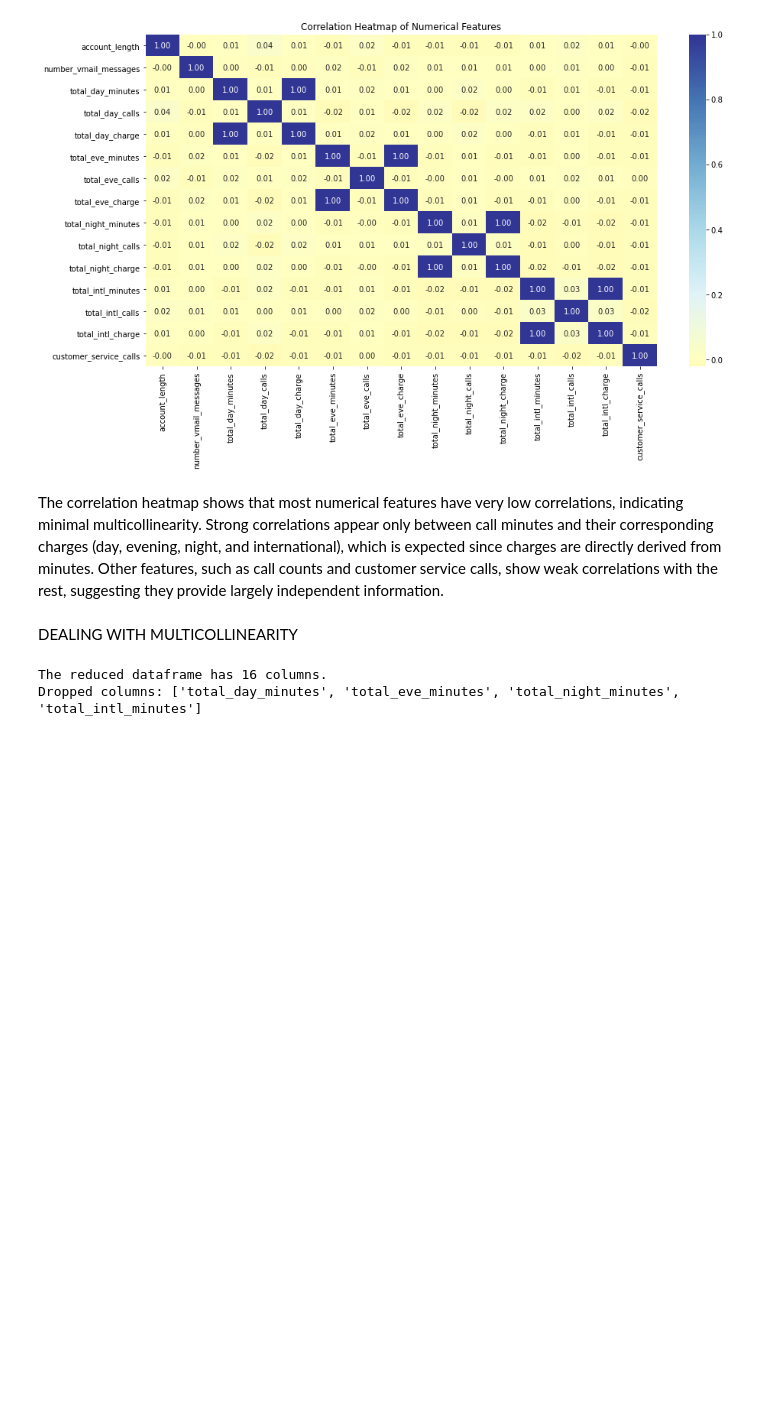
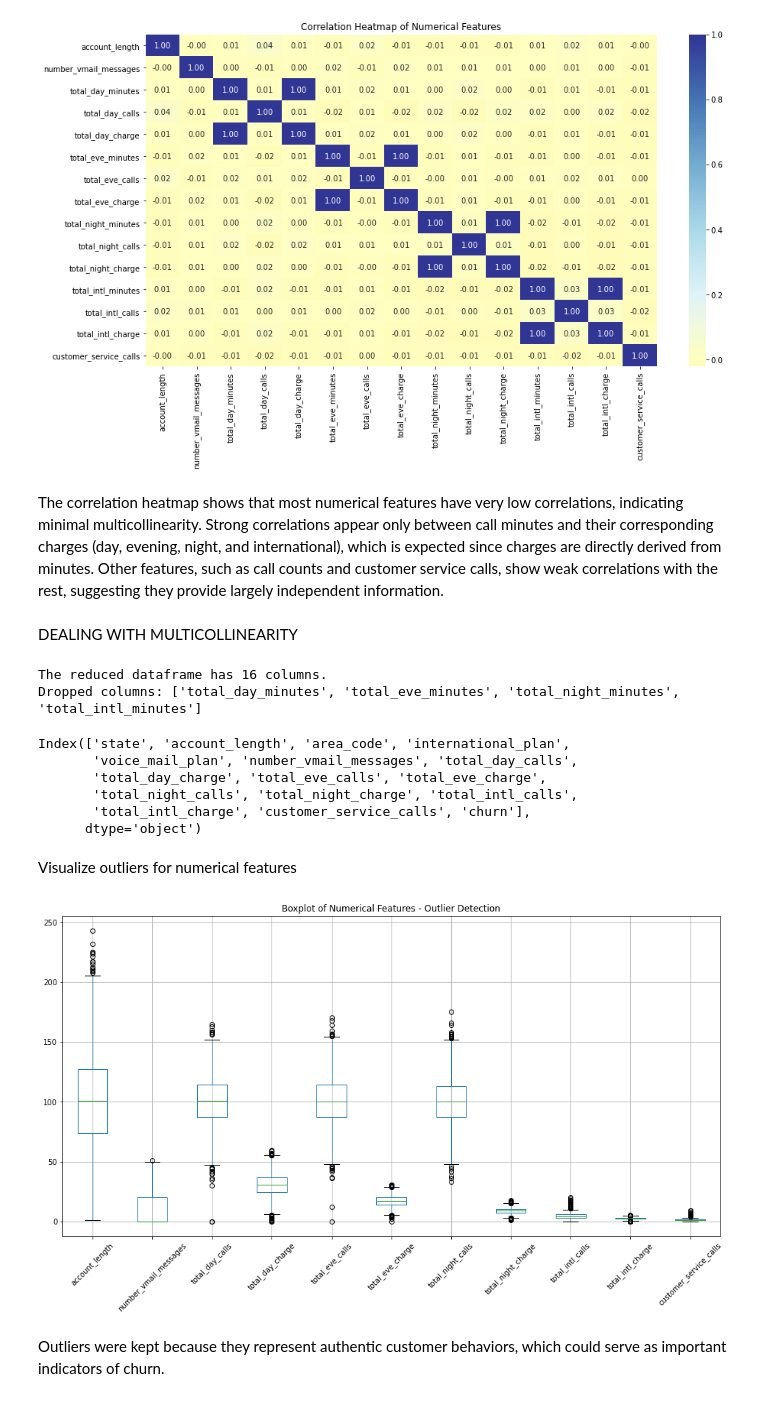
Before and after one commit to edgarowuor-tech/PHASE_THREE_CLASSIFICATION-MODEL-PROJECT, a Jupyter notebook: index.ipynb, the cells around one changed output. Cells and saved outputs as stored; diff of their text form; code cells hidden in the pictures; blank space fills up the shorter version.

Commit message:
visualized outliers

```diff
--- a/index.ipynb
+++ b/index.ipynb
@@ -553,3 +553,25 @@ print("Dropped columns:", to_drop)
 # %% [output]
 The reduced dataframe has 16 columns.
 Dropped columns: ['total_day_minutes', 'total_eve_minutes', 'total_night_minutes', 'total_intl_minutes']
+# %%
+data.columns
+# %% [output]
+Index(['state', 'account_length', 'area_code', 'international_plan',
+       'voice_mail_plan', 'number_vmail_messages', 'total_day_calls',
+       'total_day_charge', 'total_eve_calls', 'total_eve_charge',
+       'total_night_calls', 'total_night_charge', 'total_intl_calls',
+       'total_intl_charge', 'customer_service_calls', 'churn'],
+      dtype='object')
+# %% [markdown]
+Visualize outliers for numerical features
+# %%
+numerical_features = data.select_dtypes(include = ["int64", "float64"]).columns
+plt.figure(figsize = (16, 8))
+data[numerical_features].boxplot()
+plt.title("Boxplot of Numerical Features - Outlier Detection")
+plt.xticks(rotation=45)
+plt.show()
+# %% [output]
+[figure, added]
+# %% [markdown]
+Outliers were kept because they represent authentic customer behaviors, which could serve as important indicators of churn.
```
